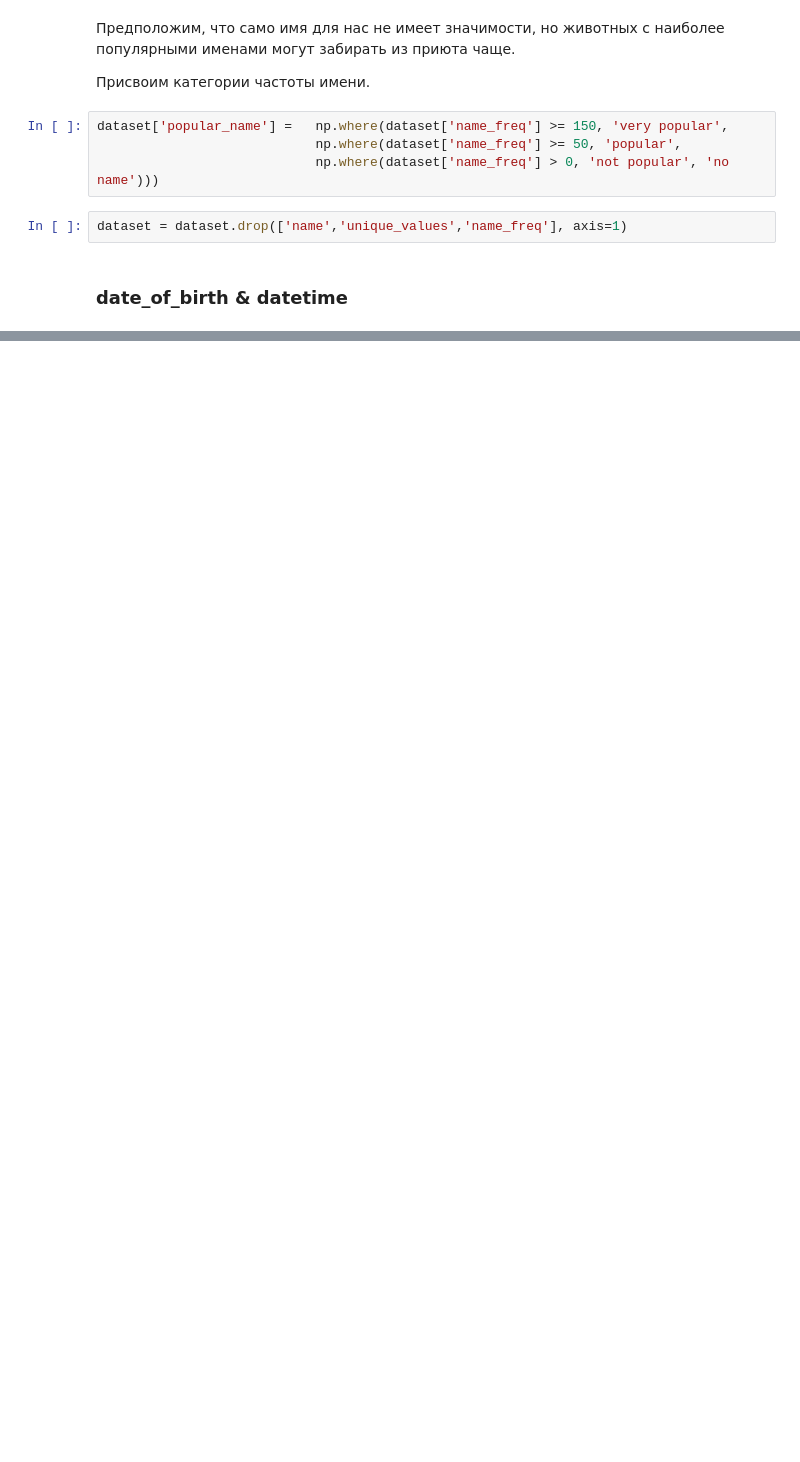
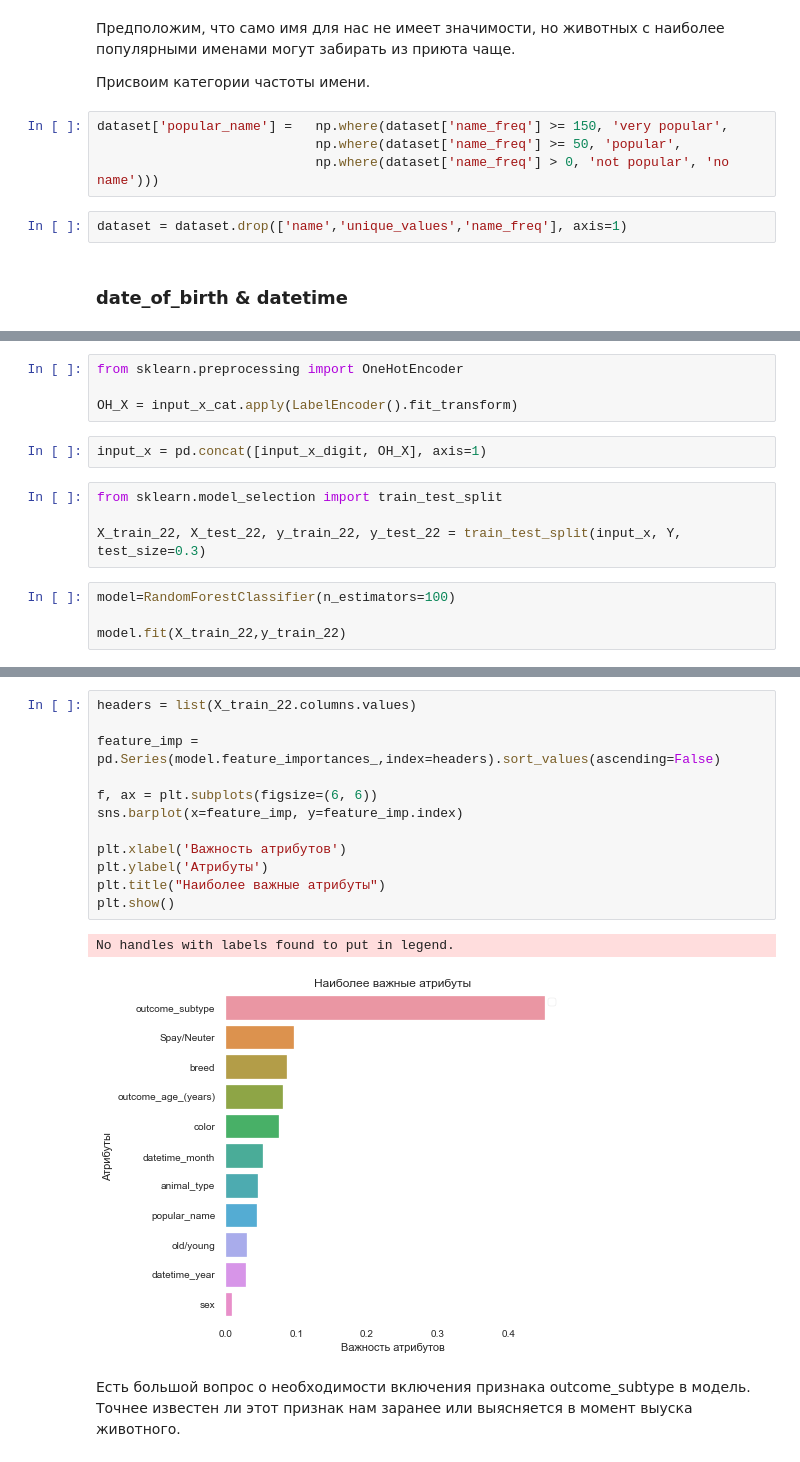
Before and after one commit to HeliosBI/DVP7HW3, a Jupyter notebook: HW3.ipynb, the cells around one changed output, grey strips where cells are left out. Cells and saved outputs as stored; diff of their text form; blank space fills up the shorter version.

```diff
--- a/HW3.ipynb
+++ b/HW3.ipynb
@@ -252,0 +539,14 @@ dataset
+# %%
+from sklearn.preprocessing import OneHotEncoder
+
+OH_X = input_x_cat.apply(LabelEncoder().fit_transform)
+# %%
+input_x = pd.concat([input_x_digit, OH_X], axis=1)
+# %%
+from sklearn.model_selection import train_test_split
+
+X_train_22, X_test_22, y_train_22, y_test_22 = train_test_split(input_x, Y, test_size=0.3)
+# %%
+model=RandomForestClassifier(n_estimators=100)
+
+model.fit(X_train_22,y_train_22)
@@ -252,0 +562,17 @@ dataset
+# %%
+headers = list(X_train_22.columns.values)
+
+feature_imp = pd.Series(model.feature_importances_,index=headers).sort_values(ascending=False)
+
+f, ax = plt.subplots(figsize=(6, 6))
+sns.barplot(x=feature_imp, y=feature_imp.index)
+
+plt.xlabel('Важность атрибутов')
+plt.ylabel('Атрибуты')
+plt.title("Наиболее важные атрибуты")
+plt.show()
+# %% [output]
+No handles with labels found to put in legend.
+[figure, added]
+# %% [markdown]
+Есть большой вопрос о необходимости включения признака outcome_subtype в модель. Точнее известен ли этот признак нам заранее или выясняется в момент выуска животного.
```
Also changed, not shown: parts of 55 cells of this notebook.
